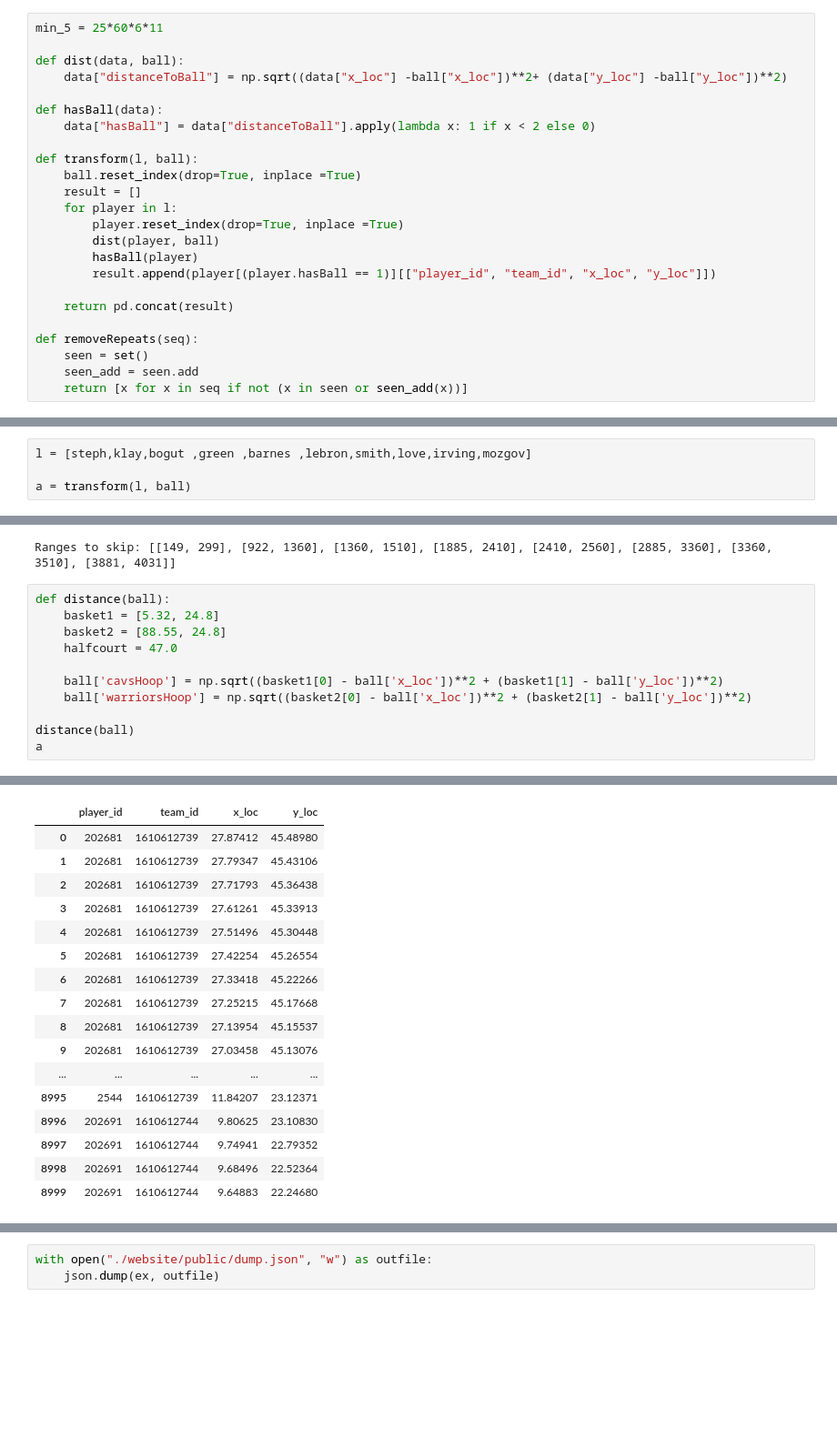
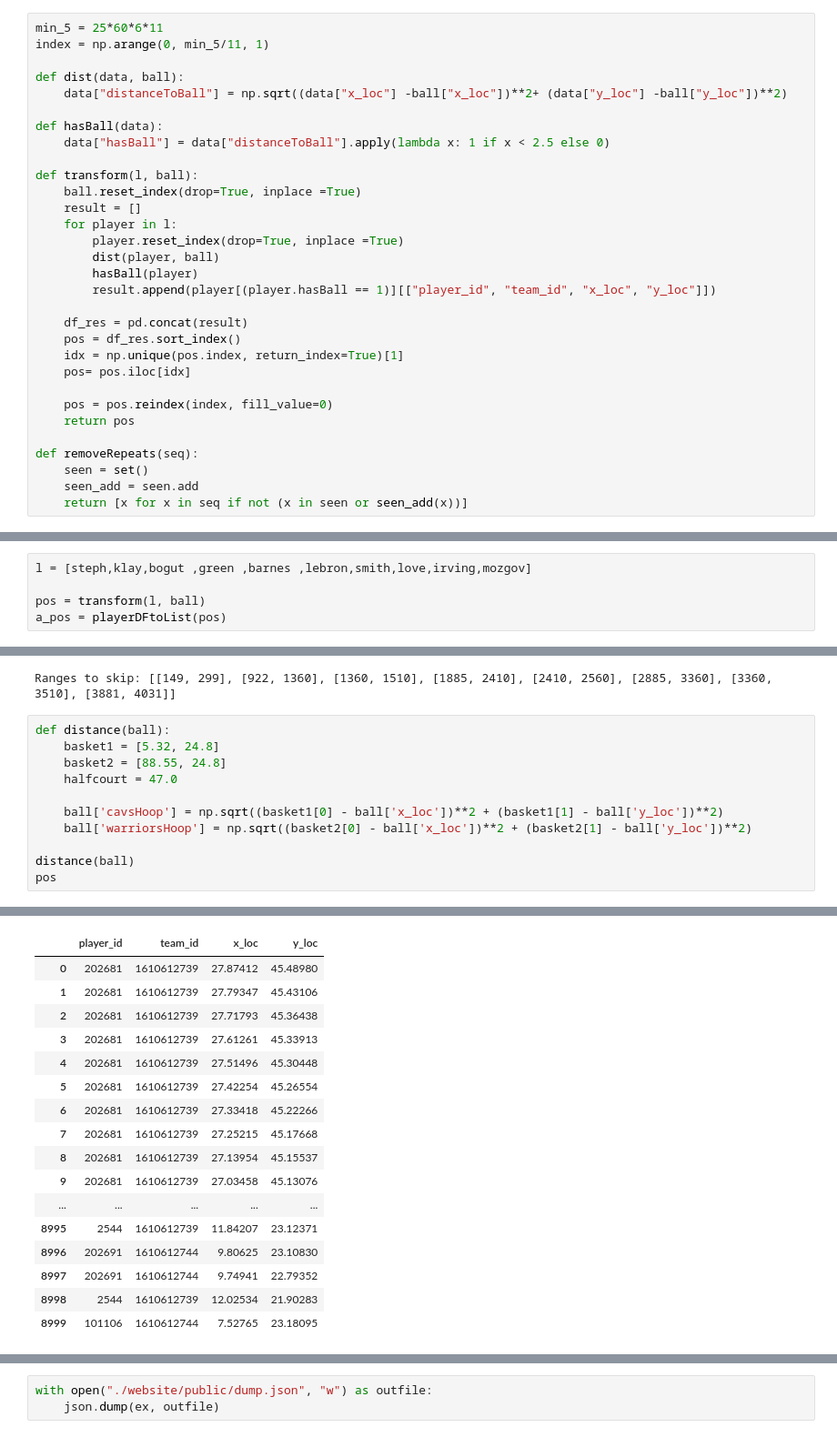
Before and after one commit to billmwong/FiveThirtyGreat, a Jupyter notebook: player-with-ball-distance.ipynb, the cells around one changed output, grey strips where cells are left out. Shown: that part at 91% size. Cells and saved outputs as stored; diff of their text form; blank space fills up the shorter version.

```diff
--- a/player-with-ball-distance.ipynb
+++ b/player-with-ball-distance.ipynb
@@ -40,12 +42,13 @@ def getMoments(data):
     return df
 # %%
 min_5 = 25*60*6*11
+index = np.arange(0, min_5/11, 1)
 
 def dist(data, ball):
     data["distanceToBall"] = np.sqrt((data["x_loc"] -ball["x_loc"])**2+ (data["y_loc"] -ball["y_loc"])**2)
 
 def hasBall(data):
-    data["hasBall"] = data["distanceToBall"].apply(lambda x: 1 if x < 2 else 0)
+    data["hasBall"] = data["distanceToBall"].apply(lambda x: 1 if x < 2.5 else 0)
 
 def transform(l, ball):
     ball.reset_index(drop=True, inplace =True)
@@ -56,7 +59,13 @@ def transform(l, ball):
         hasBall(player)
         result.append(player[(player.hasBall == 1)][["player_id", "team_id", "x_loc", "y_loc"]])
 
-    return pd.concat(result)
+    df_res = pd.concat(result)
+    pos = df_res.sort_index()
+    idx = np.unique(pos.index, return_index=True)[1]
+    pos= pos.iloc[idx]
+
+    pos = pos.reindex(index, fill_value=0)
+    return pos
 
 def removeRepeats(seq):
     seen = set()
@@ -113,7 +122,8 @@ radii = ball['radius'].tolist()
 # %%
 l = [steph,klay,bogut ,green ,barnes ,lebron,smith,love,irving,mozgov]
 
-a = transform(l, ball)
+pos = transform(l, ball)
+a_pos = playerDFtoList(pos)
 # %% [output]
 A value is trying to be set on a copy of a slice from a DataFrame.
 Try using .loc[row_indexer,col_indexer] = value instead
@@ -153,34 +155,34 @@ def distance(ball):
     halfcourt = 47.0
 
     ball['cavsHoop'] = np.sqrt((basket1[0] - ball['x_loc'])**2 + (basket1[1] - ball['y_loc'])**2)
     ball['warriorsHoop'] = np.sqrt((basket2[0] - ball['x_loc'])**2 + (basket2[1] - ball['y_loc'])**2)
 
 distance(ball)
-a
+pos
 # %% [output]
 A value is trying to be set on a copy of a slice from a DataFrame.
 Try using .loc[row_indexer,col_indexer] = value instead
 
 See the caveats in the documentation: http://pandas.pydata.org/pandas-docs/stable/indexing.html#indexing-view-versus-copy
 A value is trying to be set on a copy of a slice from a DataFrame.
 Try using .loc[row_indexer,col_indexer] = value instead
 
 See the caveats in the documentation: http://pandas.pydata.org/pandas-docs/stable/indexing.html#indexing-view-versus-copy
 |  | player_id | team_id | x_loc | y_loc |
 | 0 | 202681 | 1610612739 | 27.87412 | 45.48980 |
 | 1 | 202681 | 1610612739 | 27.79347 | 45.43106 |
 | 2 | 202681 | 1610612739 | 27.71793 | 45.36438 |
 | 3 | 202681 | 1610612739 | 27.61261 | 45.33913 |
 | 4 | 202681 | 1610612739 | 27.51496 | 45.30448 |
 | 5 | 202681 | 1610612739 | 27.42254 | 45.26554 |
 | 6 | 202681 | 1610612739 | 27.33418 | 45.22266 |
 | 7 | 202681 | 1610612739 | 27.25215 | 45.17668 |
 | 8 | 202681 | 1610612739 | 27.13954 | 45.15537 |
 | 9 | 202681 | 1610612739 | 27.03458 | 45.13076 |
 | ... | ... | ... | ... | ... |
 | 8995 | 2544 | 1610612739 | 11.84207 | 23.12371 |
 | 8996 | 202691 | 1610612744 | 9.80625 | 23.10830 |
 | 8997 | 202691 | 1610612744 | 9.74941 | 22.79352 |
-| 8998 | 202691 | 1610612744 | 9.68496 | 22.52364 |
-| 8999 | 202691 | 1610612744 | 9.64883 | 22.24680 |
+| 8998 | 2544 | 1610612739 | 12.02534 | 21.90283 |
+| 8999 | 101106 | 1610612744 | 7.52765 | 23.18095 |
 9000 rows × 4 columns
```
Also changed, not shown: parts of 12 cells of this notebook, 3 other files.
